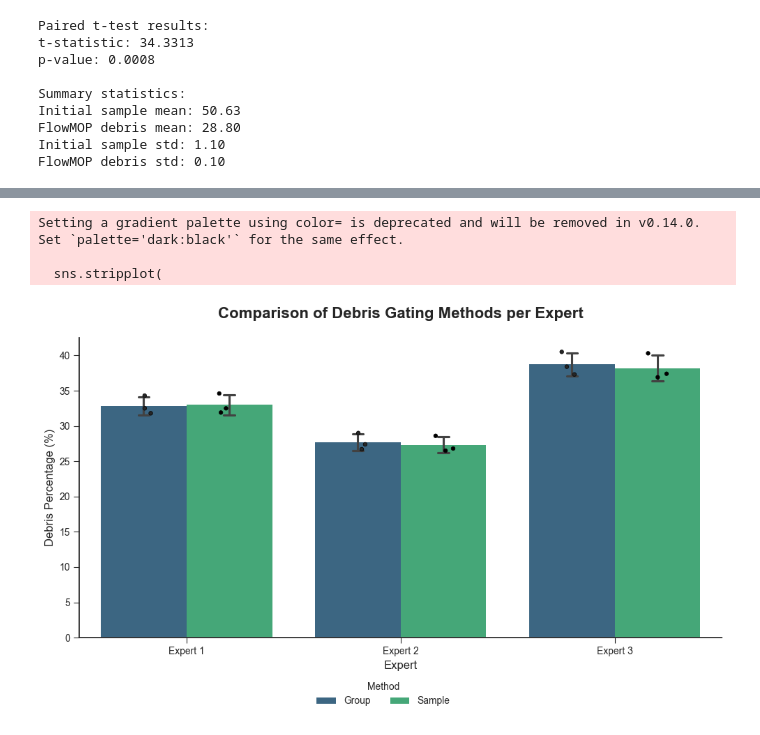
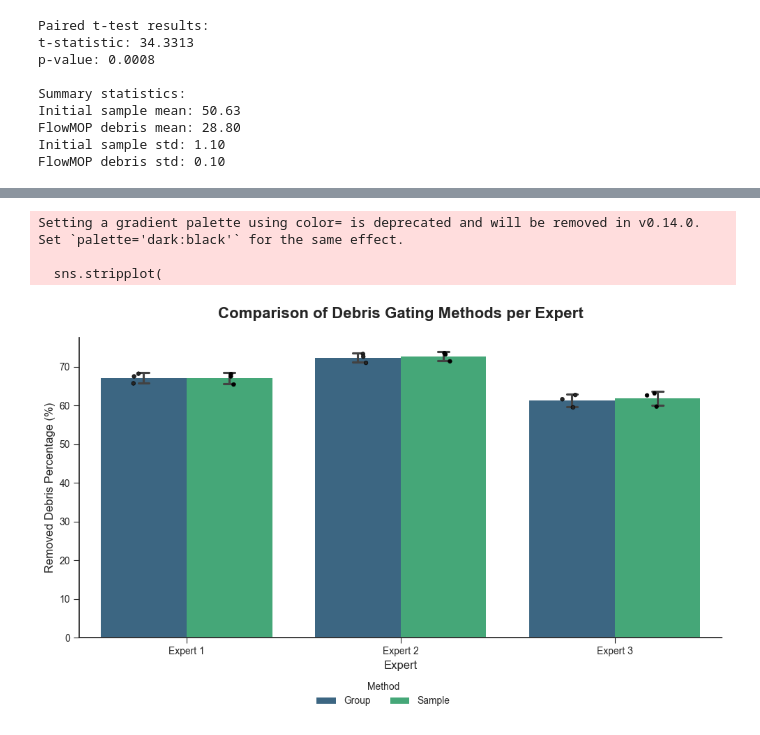
Before and after one commit to 1ordinateur/FlowMOP, a Jupyter notebook: fig_2_csv_analysis/fig_2_debris.ipynb, the cells around one changed output, grey strips where cells are left out. Cells and saved outputs as stored; diff of their text form; code cells hidden in the pictures.

```diff
--- a/fig_2_csv_analysis/fig_2_debris.ipynb
+++ b/fig_2_csv_analysis/fig_2_debris.ipynb
@@ -104,7 +104,10 @@ debris_data[1] = debris_data[1].rename(columns={
     'debris | Freq. of Parent (%)': 'debris',
     'clean | Freq. of Parent (%)': 'clean',
 })
+
+
 combined_debris = pd.concat([debris_data[0], debris_data[1]])
+combined_debris["removed_debris"] = 100 - combined_debris["debris"]
 combined_debris_samplewise = combined_debris[combined_debris["method"] == "samplewise"]
 combined_debris_groupwise = combined_debris[combined_debris["method"] == "groupwise"]
 # %%
@@ -151,10 +154,10 @@ plot_df = combined_debris_samplewise.copy()
 plot_df['sampler_anonymized'] = plot_df['sampler'].map(anonymize_map)
 
 # Paired t-test data
-flowmop_scores = plot_df[plot_df['sampler_anonymized'] == 'FlowMOP'].sort_values('sample')['debris']
+flowmop_scores = plot_df[plot_df['sampler_anonymized'] == 'FlowMOP'].sort_values('sample')['removed_debris']
 p_values = {}
 for expert in ['Expert 1', 'Expert 2', 'Expert 3']:
-    expert_scores = plot_df[plot_df['sampler_anonymized'] == expert].sort_values('sample')['debris']
+    expert_scores = plot_df[plot_df['sampler_anonymized'] == expert].sort_values('sample')['removed_debris']
     t_stat, p_val = stats.ttest_rel(flowmop_scores, expert_scores)
     p_values[expert] = p_val
 n_tests = len(p_values)
@@ -171,7 +174,7 @@ palette = ['#4c72b0', '#55a868', '#c44e52', '#8172b2']
 # 2. Bar plot with standard deviation error bars (vertical orientation)
 sns.barplot(
     x='sampler_anonymized',
-    y='debris',
+    y='removed_debris',
     data=plot_df,
     order=order,
     palette=palette,
@@ -183,7 +186,7 @@ sns.barplot(
 # 3. Stripplot for individual data points (vertical orientation)
 sns.stripplot(
     x='sampler_anonymized',
-    y='debris',
+    y='removed_debris',
     data=plot_df,
     order=order,
     color='black',
@@ -197,7 +200,7 @@ sns.stripplot(
 # 4. Refine titles and labels
 ax.set_title('Debris Gating Performance Comparison', fontsize=14, weight='bold', pad=15)
 ax.set_xlabel('')
-ax.set_ylabel('Debris Percentage (%)', fontsize=11)
+ax.set_ylabel('Debris Removed (%)', fontsize=11)
 ax.tick_params(axis='both', which='major', labelsize=10)
 sns.despine()
 
@@ -231,7 +234,7 @@ for p in ax.patches:
     mean_val = p.get_height()
     # Find std for the corresponding group
     group_name = order[int(p.get_x())]
-    std_val = plot_df[plot_df['sampler_anonymized'] == group_name]['debris'].std()
+    std_val = plot_df[plot_df['sampler_anonymized'] == group_name]['removed_debris'].std()
     max_y = max(max_y, mean_val + std_val)
 
 bar_y_pos = max_y * 1.08  # Start position for the first annotation
@@ -285,8 +288,8 @@ for expert in experts:
     expert_df = experts_df[experts_df['sampler_anonymized'] == expert]
 
     # Ensure the data is sorted by sample to correctly pair the measurements
-    groupwise_scores = expert_df[expert_df['method'] == 'Group'].sort_values('sample')['debris']
-    samplewise_scores = expert_df[expert_df['method'] == 'Sample'].sort_values('sample')['debris']
+    groupwise_scores = expert_df[expert_df['method'] == 'Group'].sort_values('sample')['removed_debris']
+    samplewise_scores = expert_df[expert_df['method'] == 'Sample'].sort_values('sample')['removed_debris']
 
     # The lengths of the series must be equal for a paired t-test
     if len(groupwise_scores) == len(samplewise_scores) and len(groupwise_scores) > 0:
@@ -304,7 +307,7 @@ order = ['Expert 1', 'Expert 2', 'Expert 3']
 # Create the grouped bar plot
 sns.barplot(
     x='sampler_anonymized',
-    y='debris',
+    y='removed_debris',
     hue='method',
     data=experts_df,
     order=order,
@@ -317,7 +320,7 @@ sns.barplot(
 # Overlay individual data points
 sns.stripplot(
     x='sampler_anonymized',
-    y='debris',
+    y='removed_debris',
     hue='method',
     data=experts_df,
     order=order,
@@ -350,7 +353,7 @@ def add_significance_bracket(x_center, p_val, ax, experts_df, order):
     # Calculate the mean + std dev for both methods to find the highest point
     max_y = 0
     for method in ['Group', 'Sample']:
-        method_data = group_data[group_data['method'] == method]['debris']
+        method_data = group_data[group_data['method'] == method]['removed_debris']
         if not method_data.empty:
             mean_val = method_data.mean()
             std_val = method_data.std()
@@ -377,32 +380,32 @@ for i, expert in enumerate(order):
 # 5. Final Touches
 ax.set_title('Comparison of Debris Gating Methods per Expert', fontsize=16, weight='bold', pad=20)
 ax.set_xlabel('Expert', fontsize=12)
-ax.set_ylabel('Debris Percentage (%)', fontsize=12)
+ax.set_ylabel('Removed Debris Percentage (%)', fontsize=12)
 ax.tick_params(axis='both', which='major', labelsize=10)
 
 # Get handles and labels, then remove the default legend
 handles, labels = ax.get_legend_handles_labels()
 if ax.get_legend() is not None:
     ax.get_legend().remove()
 
 # Add a new legend at the bottom of the figure
 fig.legend(
     handles[:2],
     labels[:2],
     title='Method',
     bbox_to_anchor=(0.5, 0),
     loc='lower center',
     ncol=2,
     frameon=False
 )
 
 sns.despine()
 
 # Adjust layout to make space for the legend
 plt.tight_layout(rect=[0, 0.08, 1, 1])
 plt.show()
 # %% [output]
 Setting a gradient palette using color= is deprecated and will be removed in v0.14.0. Set `palette='dark:black'` for the same effect.
 
   sns.stripplot(
-[figure, old version]
+[figure, new version]
```
Also changed, not shown: parts of 1 cell of this notebook, 2 other files.
